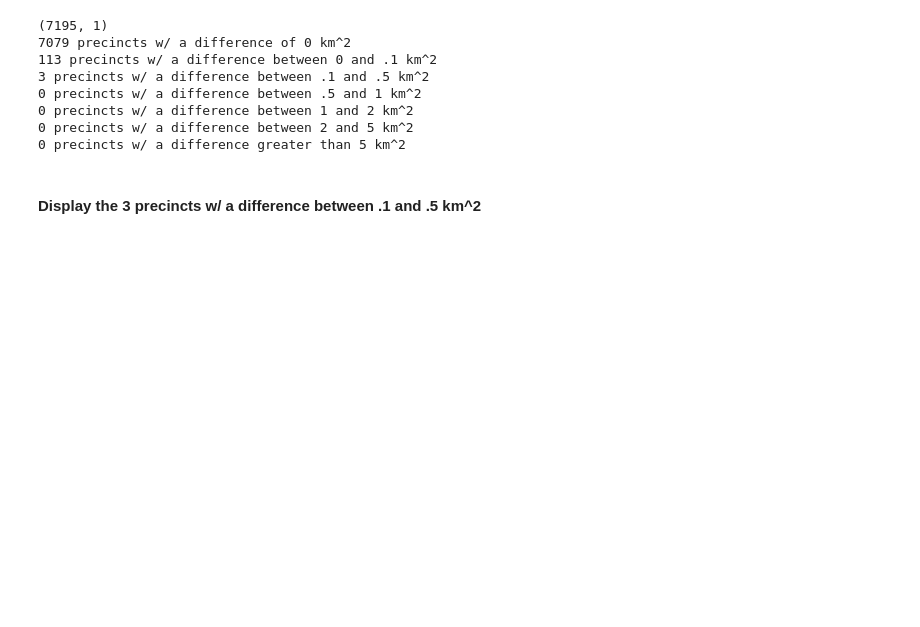
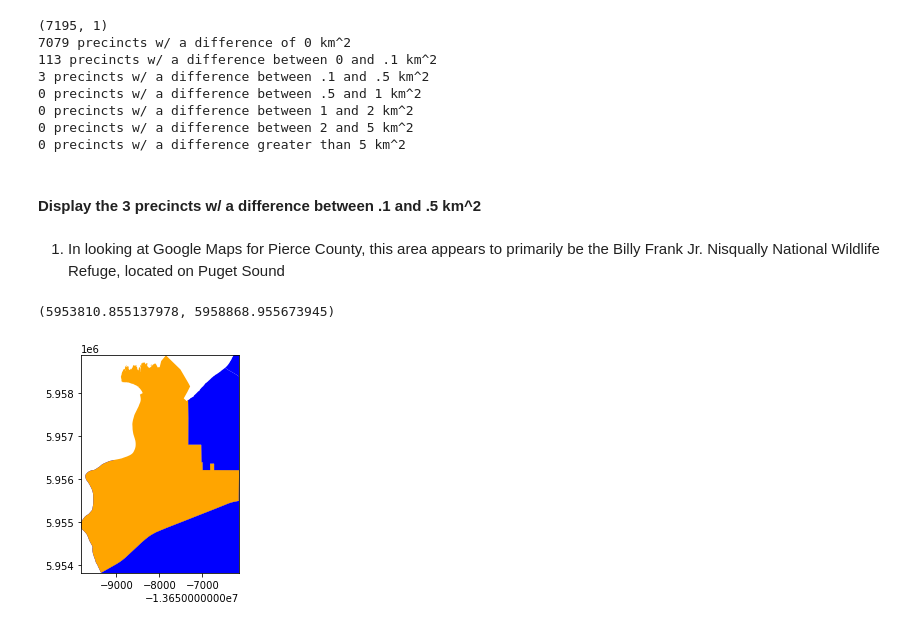
Before and after one commit to nonpartisan-redistricting-datahub/pdv-wa, a Jupyter notebook: vest-wa-2016/VEST-WA-2016-validation.ipynb, the cells around one changed output. Saved outputs shown, nothing was run; the diff lists cells and outputs as text; code cells hidden in the pictures; blank space fills up the shorter version.

```diff
--- a/vest-wa-2016/VEST-WA-2016-validation.ipynb
+++ b/vest-wa-2016/VEST-WA-2016-validation.ipynb
@@ -757,3 +757,14 @@ print(str(len(df[(df[0]>=5)]))+ " precincts w/ a difference greater than 5 km^2"
 0 precincts w/ a difference greater than 5 km^2
 # %% [markdown]
 #### Display the 3 precincts w/ a difference between .1 and .5 km^2
+# %% [markdown]
+1. In looking at Google Maps for Pierce County, this area appears to primarily be the Billy Frank Jr. Nisqually National Wildlife Refuge, located on Puget Sound
+# %%
+ax = vest_geoms[vest_geoms['county'] == 'PI'].plot(color="blue")
+source_geoms[source_geoms['ST_CODE'] == 'PI00028577'].plot(color="orange",ax=ax)
+minx, miny, maxx, maxy = source_geoms[source_geoms['ST_CODE'] == 'PI00028577'].total_bounds
+ax.set_xlim(minx, maxx)
+ax.set_ylim(miny, maxy)
+# %% [output]
+(5953810.855137978, 5958868.955673945)
+[figure, added]
```
Also changed, not shown: parts of 5 cells of this notebook.
